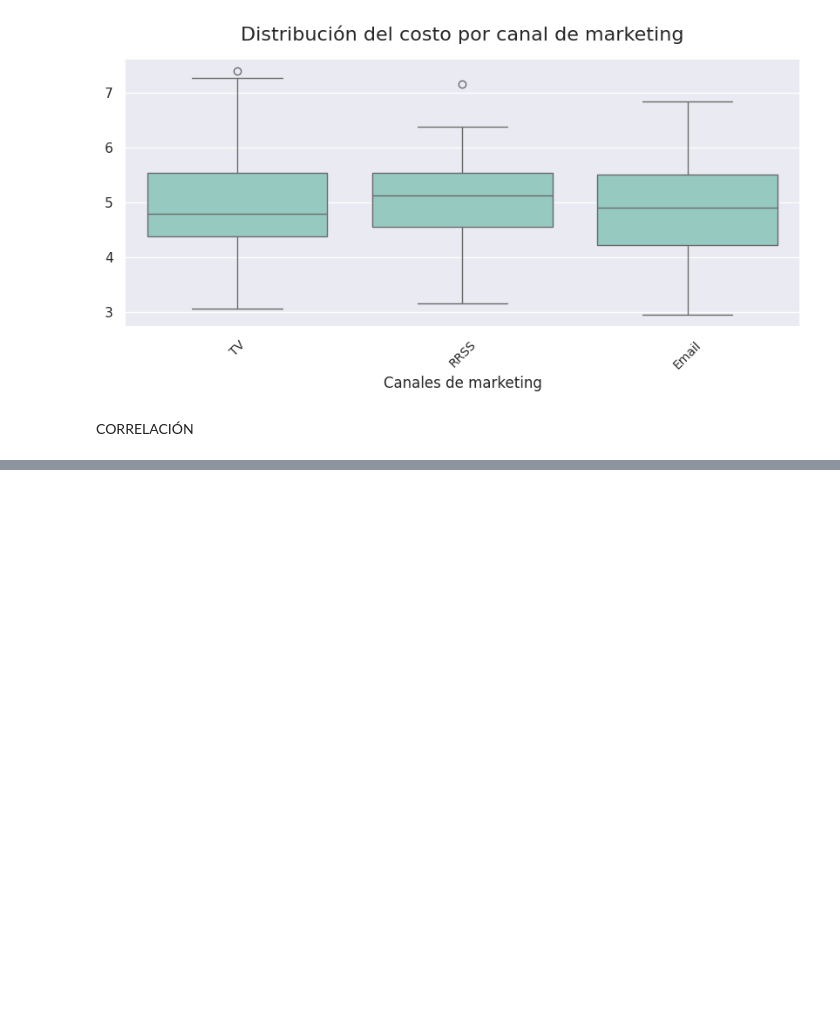
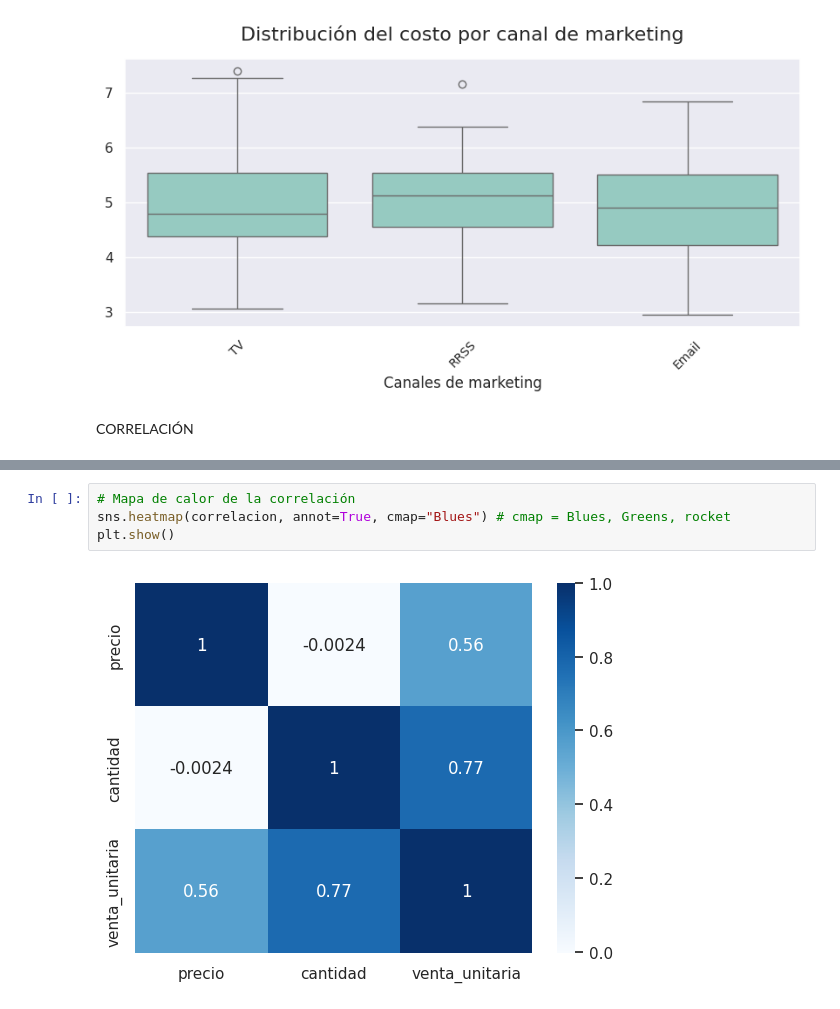
Before and after one commit to VictoriaGoldaraz/TT-2C2025-Data-Analitycs-Notebooks, a Jupyter notebook: Goldaraz,_María_Victoria_Comisión_C252613_TPI_Data_Analytics.ipynb, the cells around one changed output, grey strips where cells are left out. Drawn from its saved outputs; the diff is of its cells as text; blank space fills up the shorter version.

```diff
--- a/Goldaraz,_María_Victoria_Comisión_C252613_TPI_Data_Analytics.ipynb
+++ b/Goldaraz,_María_Victoria_Comisión_C252613_TPI_Data_Analytics.ipynb
@@ -790,0 +831,6 @@ CORRELACIÓN
+# %%
+# Mapa de calor de la correlación
+sns.heatmap(correlacion, annot=True, cmap="Blues") # cmap = Blues, Greens, rocket
+plt.show()
+# %% [output]
+[figure, added]
```
Also changed, not shown: parts of 10 cells of this notebook.
